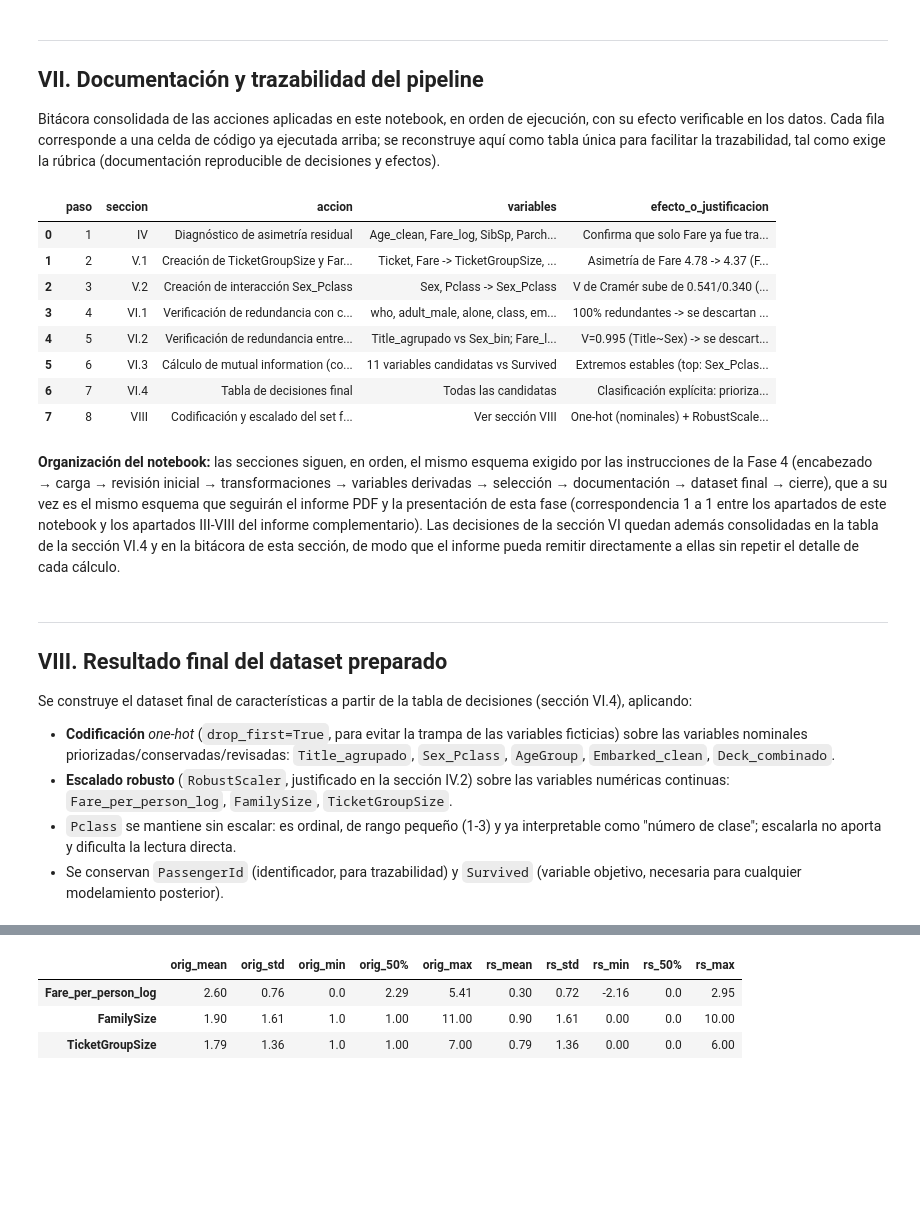
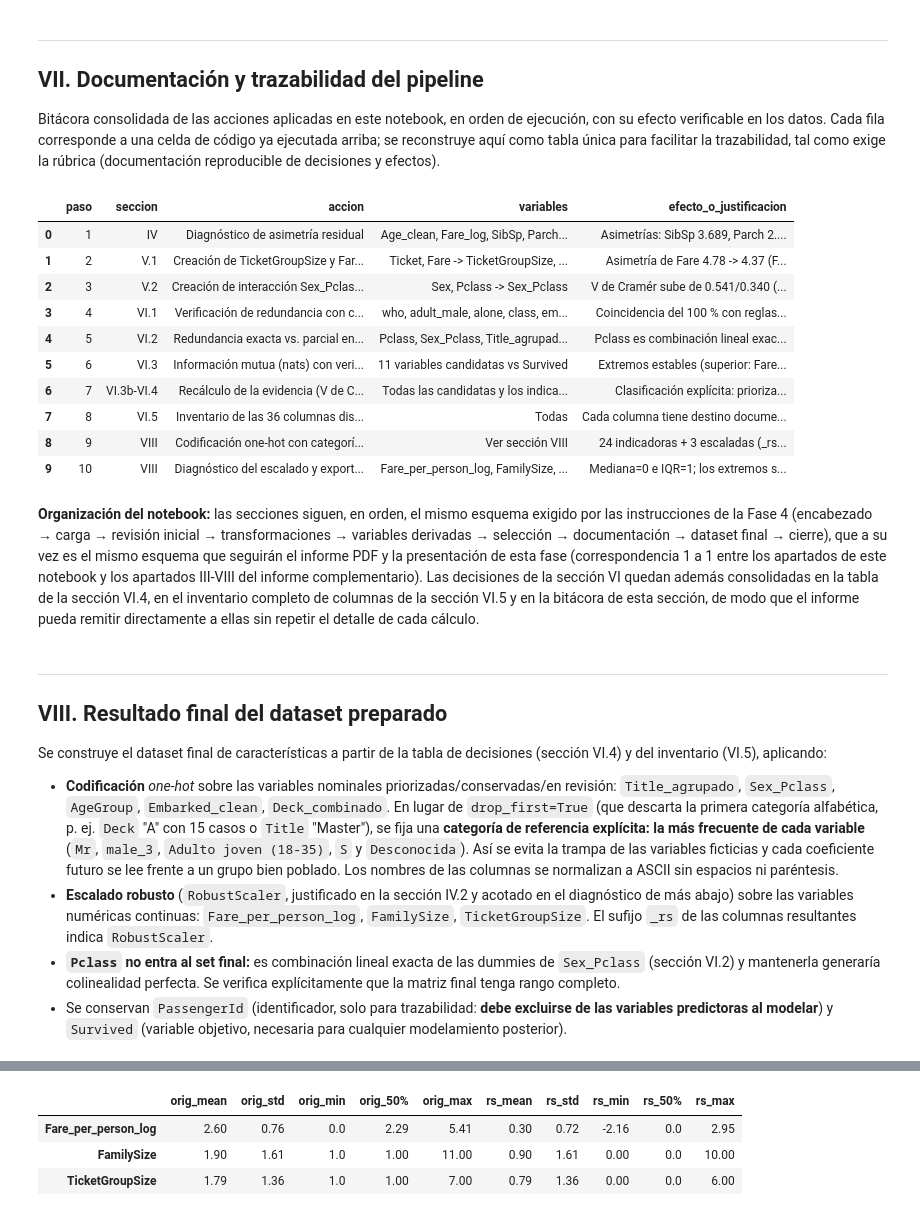
Before and after one commit to robertomoncada-blip/Magister_ciencia_datos, a Jupyter notebook: MCDI503/notebooks/mcdi503_f4_sumativo_grupo5.ipynb, the cells around one changed output, grey strips where cells are left out. Drawn from its saved outputs; the diff is of its cells as text; code cells hidden in the pictures; blank space fills up the shorter version.

```diff
--- a/MCDI503/notebooks/mcdi503_f4_sumativo_grupo5.ipynb
+++ b/MCDI503/notebooks/mcdi503_f4_sumativo_grupo5.ipynb
@@ -517,50 +780,59 @@ Bitácora consolidada de las acciones aplicadas en este notebook, en orden de ej
 # %%
 bitacora = pd.DataFrame([
     {"paso": 1, "seccion": "IV", "accion": "Diagnóstico de asimetría residual",
      "variables": "Age_clean, Fare_log, SibSp, Parch, FamilySize",
-     "efecto_o_justificacion": "Confirma que solo Fare ya fue tratada; SibSp/Parch ya están resueltas vía FamilySize"},
+     "efecto_o_justificacion": f"Asimetrías: SibSp {asimetrias['SibSp']}, Parch {asimetrias['Parch']}, FamilySize {asimetrias['FamilySize']}, Age_clean {asimetrias['Age_clean']}, Fare_log {asimetrias['Fare_log']}; solo Fare ya fue tratada, SibSp/Parch ya están resueltas vía FamilySize"},
     {"paso": 2, "seccion": "V.1", "accion": "Creación de TicketGroupSize y Fare_per_person(_log)",
      "variables": "Ticket, Fare -> TicketGroupSize, Fare_per_person, Fare_per_person_log",
-     "efecto_o_justificacion": "Asimetría de Fare 4.78 -> 4.37 (Fare_per_person) -> 0.33 (Fare_per_person_log, tras log1p); r rango-biserial=0.373 vs. Survived (p=6.3e-21)"},
-    {"paso": 3, "seccion": "V.2", "accion": "Creación de interacción Sex_Pclass",
+     "efecto_o_justificacion": f"Asimetría de Fare {stats.skew(df['Fare']):.2f} -> {stats.skew(df['Fare_per_person']):.2f} (Fare_per_person) -> {stats.skew(df['Fare_per_person_log']):.2f} (log1p); r rango-biserial={r_biserial:.3f} vs. Survived (p={p_mw_fpp:.1e})"},
+    {"paso": 3, "seccion": "V.2", "accion": "Creación de interacción Sex_Pclass y test de razón de verosimilitudes",
      "variables": "Sex, Pclass -> Sex_Pclass",
-     "efecto_o_justificacion": "V de Cramér sube de 0.541/0.340 (efectos simples) a 0.627 (cruce); interacción confirmada con test de razón de verosimilitudes (p=5.6e-7)"},
+     "efecto_o_justificacion": f"V de Cramér sube de {tabla_v.loc[0, 'cramers_v']:.3f}/{tabla_v.loc[1, 'cramers_v']:.3f} (efectos simples) a {tabla_v.loc[2, 'cramers_v']:.3f} (cruce); interacción confirmada: LR={lr_stat:.2f}, gl={grados_libertad}, p={p_lr:.1e}"},
     {"paso": 4, "seccion": "VI.1", "accion": "Verificación de redundancia con columnas seaborn-data",
      "variables": "who, adult_male, alone, class, embark_town, deck",
-     "efecto_o_justificacion": "100% redundantes -> se descartan del set final"},
-    {"paso": 5, "seccion": "VI.2", "accion": "Verificación de redundancia entre variables propias",
-     "variables": "Title_agrupado vs Sex_bin; Fare_log vs Fare_per_person_log/FamilySize/TicketGroupSize",
-     "efecto_o_justificacion": "V=0.995 (Title~Sex) -> se descarta Sex_bin; correlacion parcial similar en Fare_log/Fare_per_person_log -> Fare_log se descarta por interpretabilidad, no por mediacion diferencial"},
-    {"paso": 6, "seccion": "VI.3", "accion": "Cálculo de mutual information (con verificación de estabilidad entre semillas)",
+     "efecto_o_justificacion": "Coincidencia del 100 % con reglas sobre columnas propias -> se descartan del set final"},
+    {"paso": 5, "seccion": "VI.2", "accion": "Redundancia exacta vs. parcial entre variables propias; Spearman parcial del bloque tarifa/grupo",
+     "variables": "Pclass, Sex_Pclass, Title_agrupado, Sex_bin; Fare_log vs Fare_per_person_log",
+     "efecto_o_justificacion": f"Pclass es combinación lineal exacta de Sex_Pclass (residuo {residuo_pclass:.0e}) -> se descarta; Title~Sex V=0.995 y R²={r2_sexo_titulo:.3f} (parcial) -> se conserva Title_agrupado y se descarta Sex_bin; Spearman parcial: Fare_log cae {tabla_parcial.loc[0, 'reduccion_pct_rangos']} % y Fare_per_person_log {tabla_parcial.loc[1, 'reduccion_pct_rangos']} %"},
+    {"paso": 6, "seccion": "VI.3", "accion": "Información mutua (nats) con verificación de estabilidad en 21 semillas",
      "variables": "11 variables candidatas vs Survived",
-     "efecto_o_justificacion": "Extremos estables (top: Sex_Pclass/Title_agrupado/Fare_per_person_log; bottom: AgeGroup/Embarked_clean); tramo intermedio ruidoso -> decisiones ahí se basan en redundancia estructural, no en el valor puntual de MI"},
-    {"paso": 7, "seccion": "VI.4", "accion": "Tabla de decisiones final",
-     "variables": "Todas las candidatas",
-     "efecto_o_justificacion": "Clasificación explícita: priorizar / conservar / revisar / descartar"},
-    {"paso": 8, "seccion": "VIII", "accion": "Codificación y escalado del set final",
+     "efecto_o_justificacion": f"Extremos estables (superior: {', '.join(sorted(top3_ref))}; inferior: {', '.join(sorted(bottom2_ref))}); solo las continuas varían con la semilla; FamilySize y TicketGroupSize tratadas como discretas"},
+    {"paso": 7, "seccion": "VI.3b-VI.4", "accion": "Recálculo de la evidencia (V de Cramér, Mann-Whitney) y tabla de decisiones",
+     "variables": "Todas las candidatas y los indicadores Age_registrada/Cabin_registrada",
+     "efecto_o_justificacion": "Clasificación explícita: priorizar / conservar / revisar / descartar, con cifras calculadas en el propio notebook"},
+    {"paso": 8, "seccion": "VI.5", "accion": "Inventario de las 36 columnas disponibles",
+     "variables": "Todas",
+     "efecto_o_justificacion": f"Cada columna tiene destino documentado (verificado con aserción): {inventario['destino'].value_counts().to_dict()}"},
+    {"paso": 9, "seccion": "VIII", "accion": "Codificación one-hot con categoría de referencia explícita y escalado robusto",
      "variables": "Ver sección VIII",
-     "efecto_o_justificacion": "One-hot (nominales) + RobustScaler (numéricas continuas); exportación a titanic_features.csv"},
+     "efecto_o_justificacion": "24 indicadoras + 3 escaladas (_rs) + PassengerId y Survived = 29 columnas; rango completo de la matriz y ausencia de faltantes verificados con aserciones"},
+    {"paso": 10, "seccion": "VIII", "accion": "Diagnóstico del escalado y exportación",
+     "variables": "Fare_per_person_log, FamilySize, TicketGroupSize",
+     "efecto_o_justificacion": "Mediana=0 e IQR=1; los extremos se conservan; exportación a titanic_features.csv"},
 ])
-bitacora
+with pd.option_context("display.max_colwidth", None):
+    display(bitacora)
 # %% [output]
 |  | paso | seccion | accion | variables | efecto_o_justificacion |
-| 0 | 1 | IV | Diagnóstico de asimetría residual | Age_clean, Fare_log, SibSp, Parch... | Confirma que solo Fare ya fue tra... |
+| 0 | 1 | IV | Diagnóstico de asimetría residual | Age_clean, Fare_log, SibSp, Parch... | Asimetrías: SibSp 3.689, Parch 2.... |
 | 1 | 2 | V.1 | Creación de TicketGroupSize y Far... | Ticket, Fare -> TicketGroupSize, ... | Asimetría de Fare 4.78 -> 4.37 (F... |
-| 2 | 3 | V.2 | Creación de interacción Sex_Pclass | Sex, Pclass -> Sex_Pclass | V de Cramér sube de 0.541/0.340 (... |
-| 3 | 4 | VI.1 | Verificación de redundancia con c... | who, adult_male, alone, class, em... | 100% redundantes -> se descartan ... |
-| 4 | 5 | VI.2 | Verificación de redundancia entre... | Title_agrupado vs Sex_bin; Fare_l... | V=0.995 (Title~Sex) -> se descart... |
-| 5 | 6 | VI.3 | Cálculo de mutual information (co... | 11 variables candidatas vs Survived | Extremos estables (top: Sex_Pclas... |
-| 6 | 7 | VI.4 | Tabla de decisiones final | Todas las candidatas | Clasificación explícita: prioriza... |
-| 7 | 8 | VIII | Codificación y escalado del set f... | Ver sección VIII | One-hot (nominales) + RobustScale... |
+| 2 | 3 | V.2 | Creación de interacción Sex_Pclas... | Sex, Pclass -> Sex_Pclass | V de Cramér sube de 0.541/0.340 (... |
+| 3 | 4 | VI.1 | Verificación de redundancia con c... | who, adult_male, alone, class, em... | Coincidencia del 100 % con reglas... |
+| 4 | 5 | VI.2 | Redundancia exacta vs. parcial en... | Pclass, Sex_Pclass, Title_agrupad... | Pclass es combinación lineal exac... |
+| 5 | 6 | VI.3 | Información mutua (nats) con veri... | 11 variables candidatas vs Survived | Extremos estables (superior: Fare... |
+| 6 | 7 | VI.3b-VI.4 | Recálculo de la evidencia (V de C... | Todas las candidatas y los indica... | Clasificación explícita: prioriza... |
+| 7 | 8 | VI.5 | Inventario de las 36 columnas dis... | Todas | Cada columna tiene destino docume... |
+| 8 | 9 | VIII | Codificación one-hot con categorí... | Ver sección VIII | 24 indicadoras + 3 escaladas (_rs... |
+| 9 | 10 | VIII | Diagnóstico del escalado y export... | Fare_per_person_log, FamilySize, ... | Mediana=0 e IQR=1; los extremos s... |
 # %% [markdown]
-**Organización del notebook:** las secciones siguen, en orden, el mismo esquema exigido por las instrucciones de la Fase 4 (encabezado → carga → revisión inicial → transformaciones → variables derivadas → selección → documentación → dataset final → cierre), que a su vez es el mismo esquema que seguirán el informe PDF y la presentación de esta fase (correspondencia 1 a 1 entre los apartados de este notebook y los apartados III-VIII del informe complementario). Las decisiones de la sección VI quedan además consolidadas en la tabla de la sección VI.4 y en la bitácora de esta sección, de modo que el informe pueda remitir directamente a ellas sin repetir el detalle de cada cálculo.
+**Organización del notebook:** las secciones siguen, en orden, el mismo esquema exigido por las instrucciones de la Fase 4 (encabezado → carga → revisión inicial → transformaciones → variables derivadas → selección → documentación → dataset final → cierre), que a su vez es el mismo esquema que seguirán el informe PDF y la presentación de esta fase (correspondencia 1 a 1 entre los apartados de este notebook y los apartados III-VIII del informe complementario). Las decisiones de la sección VI quedan además consolidadas en la tabla de la sección VI.4, en el inventario completo de columnas de la sección VI.5 y en la bitácora de esta sección, de modo que el informe pueda remitir directamente a ellas sin repetir el detalle de cada cálculo.
 # %% [markdown]
 ---
 ## VIII. Resultado final del dataset preparado
 
-Se construye el dataset final de características a partir de la tabla de decisiones (sección VI.4), aplicando:
-- **Codificación** *one-hot* (`drop_first=True`, para evitar la trampa de las variables ficticias) sobre las variables nominales priorizadas/conservadas/revisadas: `Title_agrupado`, `Sex_Pclass`, `AgeGroup`, `Embarked_clean`, `Deck_combinado`.
-- **Escalado robusto** (`RobustScaler`, justificado en la sección IV.2) sobre las variables numéricas continuas: `Fare_per_person_log`, `FamilySize`, `TicketGroupSize`.
-- `Pclass` se mantiene sin escalar: es ordinal, de rango pequeño (1-3) y ya interpretable como "número de clase"; escalarla no aporta y dificulta la lectura directa.
-- Se conservan `PassengerId` (identificador, para trazabilidad) y `Survived` (variable objetivo, necesaria para cualquier modelamiento posterior).
+Se construye el dataset final de características a partir de la tabla de decisiones (sección VI.4) y del inventario (VI.5), aplicando:
+- **Codificación** *one-hot* sobre las variables nominales priorizadas/conservadas/en revisión: `Title_agrupado`, `Sex_Pclass`, `AgeGroup`, `Embarked_clean`, `Deck_combinado`. En lugar de `drop_first=True` (que descarta la primera categoría alfabética, p. ej. `Deck` "A" con 15 casos o `Title` "Master"), se fija una **categoría de referencia explícita: la más frecuente de cada variable** (`Mr`, `male_3`, `Adulto joven (18-35)`, `S` y `Desconocida`). Así se evita la trampa de las variables ficticias y cada coeficiente futuro se lee frente a un grupo bien poblado. Los nombres de las columnas se normalizan a ASCII sin espacios ni paréntesis.
+- **Escalado robusto** (`RobustScaler`, justificado en la sección IV.2 y acotado en el diagnóstico de más abajo) sobre las variables numéricas continuas: `Fare_per_person_log`, `FamilySize`, `TicketGroupSize`. El sufijo `_rs` de las columnas resultantes indica `RobustScaler`.
+- **`Pclass` no entra al set final:** es combinación lineal exacta de las dummies de `Sex_Pclass` (sección VI.2) y mantenerla generaría colinealidad perfecta. Se verifica explícitamente que la matriz final tenga rango completo.
+- Se conservan `PassengerId` (identificador, solo para trazabilidad: **debe excluirse de las variables predictoras al modelar**) y `Survived` (variable objetivo, necesaria para cualquier modelamiento posterior).
 # %%
```
Also changed, not shown: parts of 32 cells of this notebook, 5 other files.
